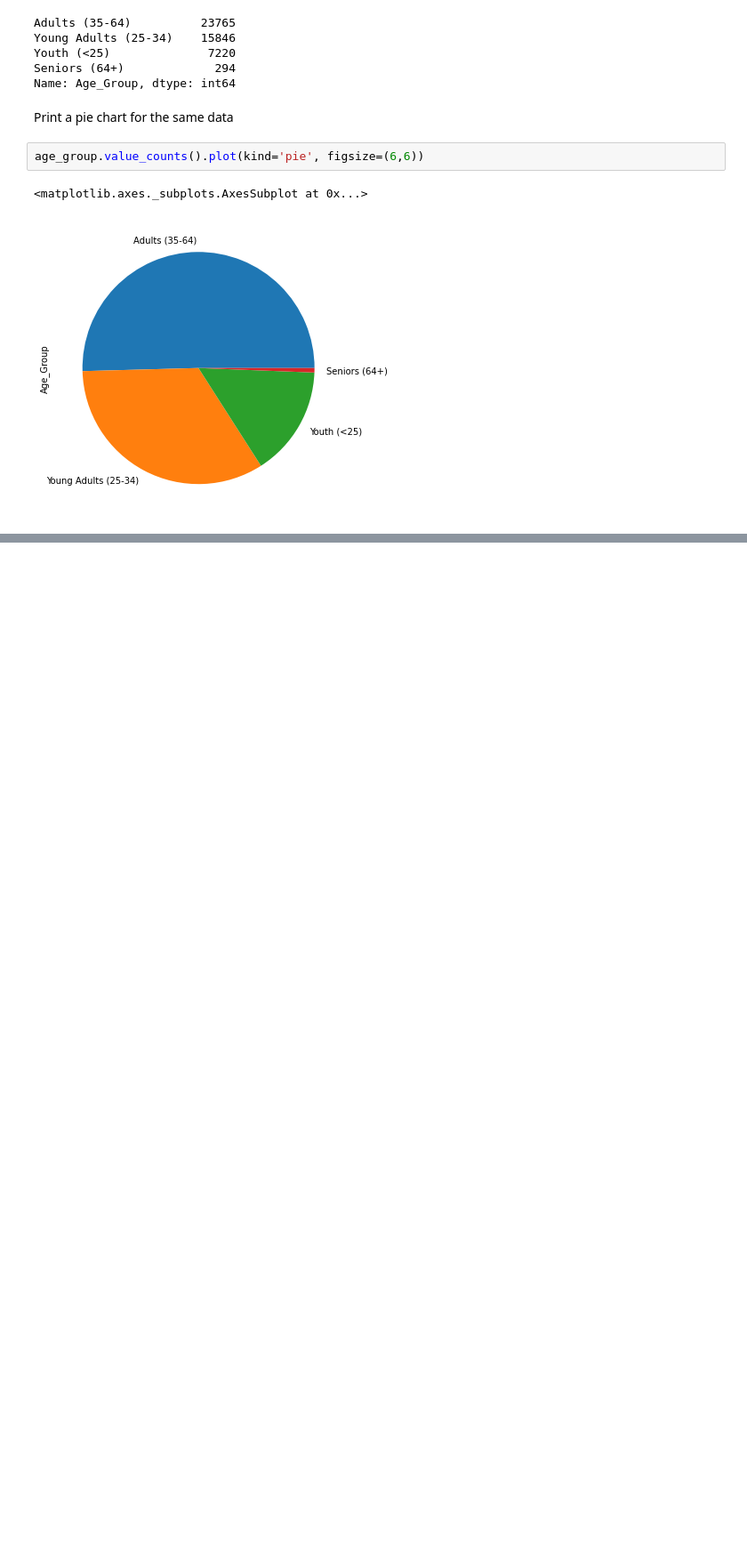
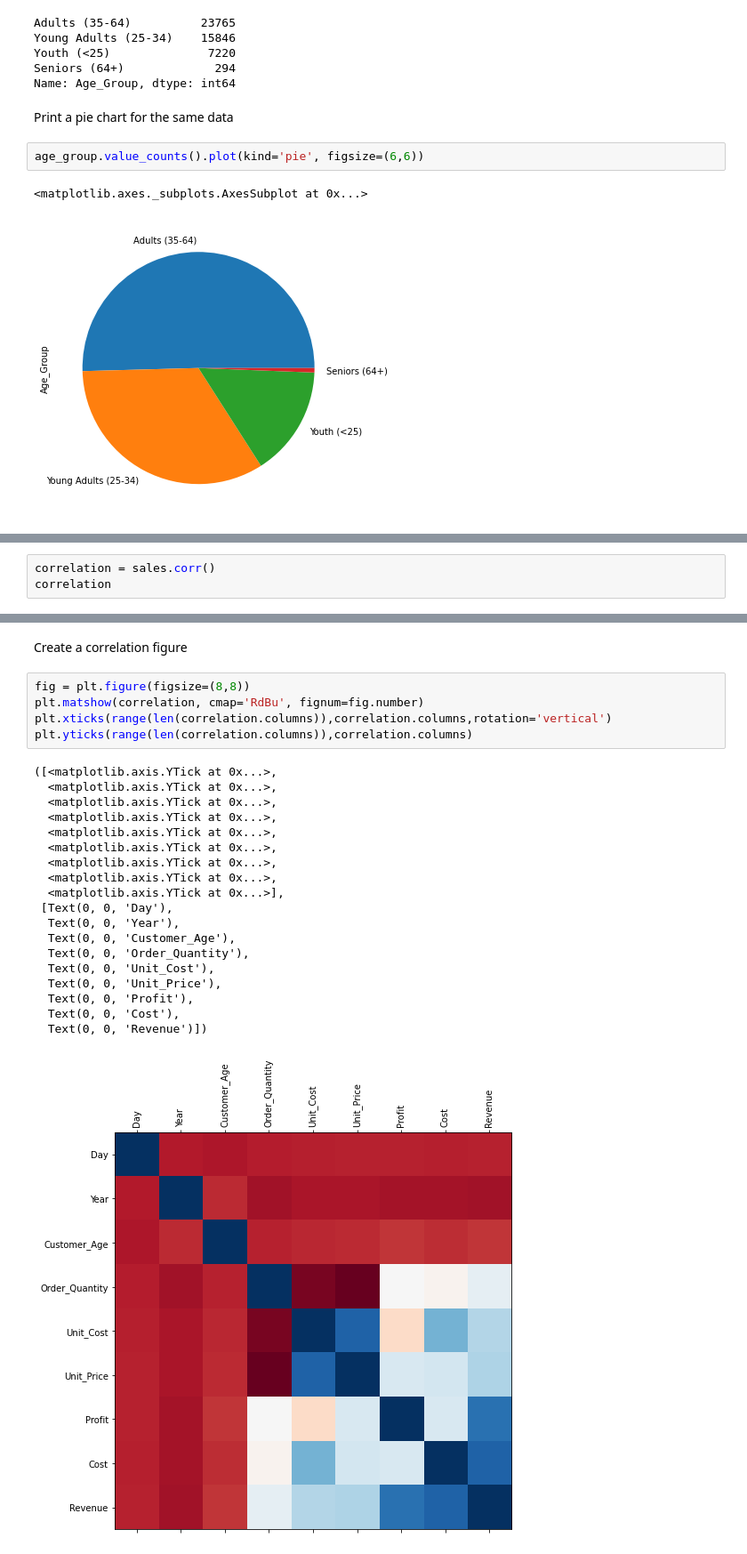
Before and after one commit to pranayb-konverge/data-analysis-for-python, a Jupyter notebook: bike_store_sales.ipynb, the cells around one changed output, grey strips where cells are left out. Shown at 89% size. Cells and saved outputs as stored; diff of their text form; blank space fills up the shorter version.

```diff
--- a/bike_store_sales.ipynb
+++ b/bike_store_sales.ipynb
@@ -180,0 +195,3 @@ age_group.value_counts().plot(kind='pie', figsize=(6,6))
+# %%
+correlation = sales.corr()
+correlation
@@ -180,0 +209,27 @@ age_group.value_counts().plot(kind='pie', figsize=(6,6))
+# %% [markdown]
+Create a correlation figure
+# %%
+fig = plt.figure(figsize=(8,8))
+plt.matshow(correlation, cmap='RdBu', fignum=fig.number)
+plt.xticks(range(len(correlation.columns)),correlation.columns,rotation='vertical')
+plt.yticks(range(len(correlation.columns)),correlation.columns)
+# %% [output]
+([<matplotlib.axis.YTick at 0x...>,
+  <matplotlib.axis.YTick at 0x...>,
+  <matplotlib.axis.YTick at 0x...>,
+  <matplotlib.axis.YTick at 0x...>,
+  <matplotlib.axis.YTick at 0x...>,
+  <matplotlib.axis.YTick at 0x...>,
+  <matplotlib.axis.YTick at 0x...>,
+  <matplotlib.axis.YTick at 0x...>,
+  <matplotlib.axis.YTick at 0x...>],
+ [Text(0, 0, 'Day'),
+  Text(0, 0, 'Year'),
+  Text(0, 0, 'Customer_Age'),
+  Text(0, 0, 'Order_Quantity'),
+  Text(0, 0, 'Unit_Cost'),
+  Text(0, 0, 'Unit_Price'),
+  Text(0, 0, 'Profit'),
+  Text(0, 0, 'Cost'),
+  Text(0, 0, 'Revenue')])
+[figure, added]
```
Also changed, not shown: parts of 7 cells of this notebook.
